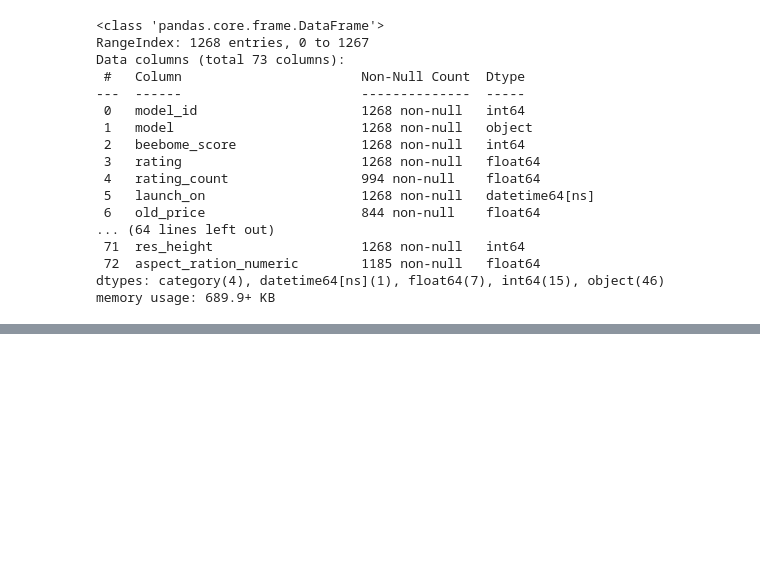
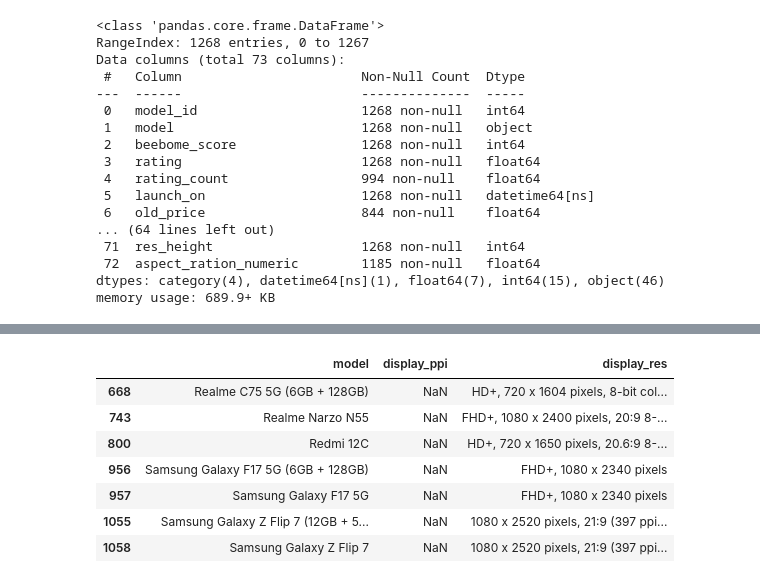
Before and after one commit to rajeshxdatascience/smartphone-recommender-system, a Jupyter notebook: SpecLens_AI_Data_Engineering.ipynb, the cells around one changed output, grey strips where cells are left out. Saved outputs shown, nothing was run; the diff lists cells and outputs as text; code cells hidden in the pictures; blank space fills up the shorter version.

```diff
--- a/SpecLens_AI_Data_Engineering.ipynb
+++ b/SpecLens_AI_Data_Engineering.ipynb
@@ -1570,0 +1592,2 @@ memory usage: 689.9+ KB
+# %%
+df['display_ppi'] = df['display_res'].str.split(',').str.get(2).str.split('(').str.get(1).str.strip().str.split(' ').str.get(0)
@@ -1570,0 +1612,11 @@ memory usage: 689.9+ KB
+# %%
+df[df['display_ppi'].isna()][['model','display_ppi','display_res']]
+# %% [output]
+|  | model | display_ppi | display_res |
+| 668 | Realme C75 5G (6GB + 128GB) | NaN | HD+, 720 x 1604 pixels, 8-bit col... |
+| 743 | Realme Narzo N55 | NaN | FHD+, 1080 x 2400 pixels, 20:9 8-... |
+| 800 | Redmi 12C | NaN | HD+, 720 x 1650 pixels, 20.6:9 8-... |
+| 956 | Samsung Galaxy F17 5G (6GB + 128GB) | NaN | FHD+, 1080 x 2340 pixels |
+| 957 | Samsung Galaxy F17 5G | NaN | FHD+, 1080 x 2340 pixels |
+| 1055 | Samsung Galaxy Z Flip 7 (12GB + 5... | NaN | 1080 x 2520 pixels, 21:9 (397 ppi... |
+| 1058 | Samsung Galaxy Z Flip 7 | NaN | 1080 x 2520 pixels, 21:9 (397 ppi... |
```
Also changed, not shown: parts of 10 cells of this notebook.
